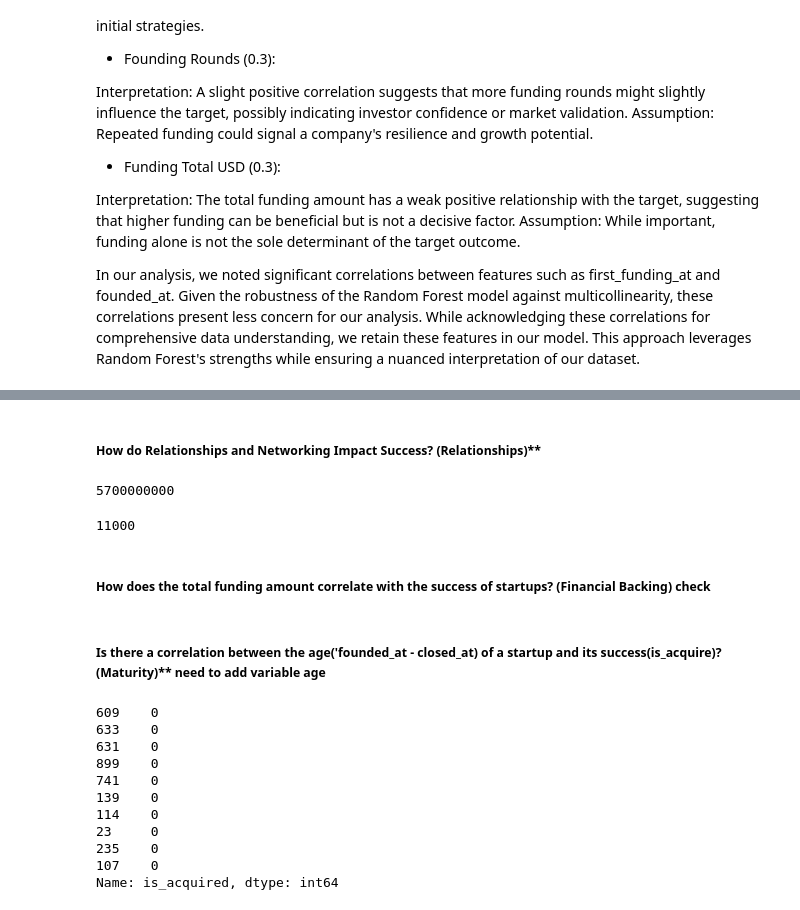
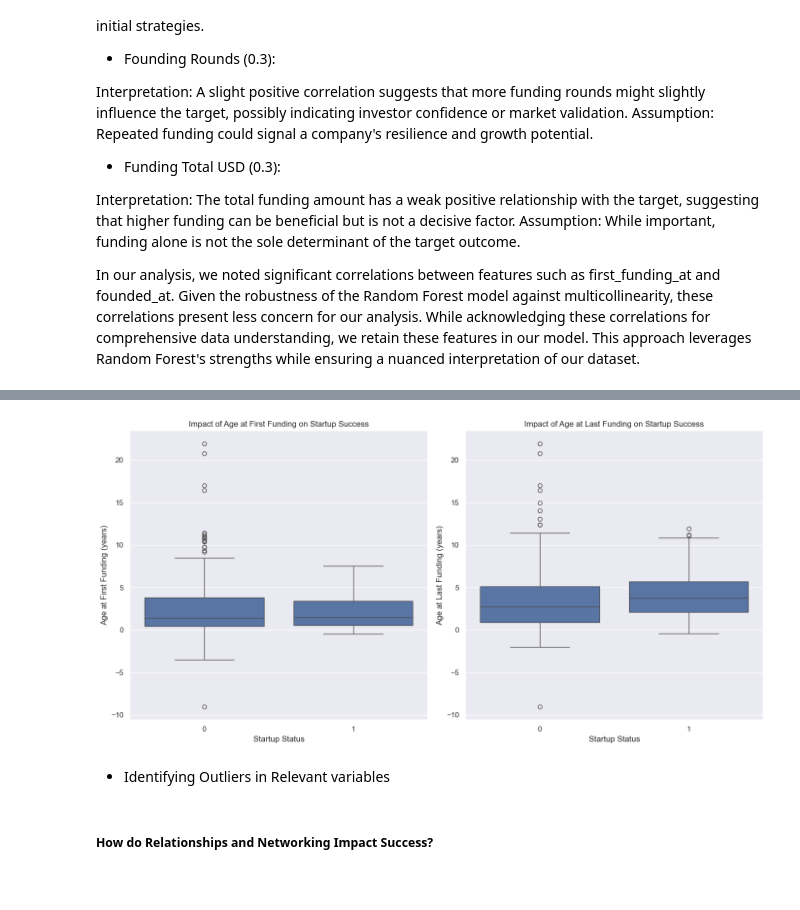
Before and after one commit to GabrielaArzateR/Predicting_startup_succes-, a Jupyter notebook: notebook/data_exploratio.ipynb, the cells around one changed output, grey strips where cells are left out. Cells and saved outputs as stored; diff of their text form; code cells hidden in the pictures.

```diff
--- a/notebook/data_exploratio.ipynb
+++ b/notebook/data_exploratio.ipynb
@@ -460,28 +510,33 @@ KeyError: 'is_acquired'
+# %%
+import seaborn as sns
+import matplotlib.pyplot as plt
+
+# Assuming 'data_df' is your DataFrame, it contains 'age_first_funding_year', 'age_last_funding_year', and 'status' columns
+# 'status' indicates whether a startup is successful (1) or not (0)
+
+# Setting up the matplotlib figure
+plt.figure(figsize=(14, 7))
+
+# First subplot for 'age_first_funding_year'
+plt.subplot(1, 2, 1)  # 1 row, 2 columns, first subplot
+sns.boxplot(x='status', y='age_first_funding_year', data=data_df)
+plt.title('Impact of Age at First Funding on Startup Success')
+plt.xlabel('Startup Status')
+plt.ylabel('Age at First Funding (years)')
+
+# Second subplot for 'age_last_funding_year'
+plt.subplot(1, 2, 2)  # 1 row, 2 columns, second subplot
+sns.boxplot(x='status', y='age_last_funding_year', data=data_df)
+plt.title('Impact of Age at Last Funding on Startup Success')
+plt.xlabel('Startup Status')
+plt.ylabel('Age at Last Funding (years)')
+
+# Show the plot
+plt.tight_layout()
+plt.show()
+# %% [output]
+[figure, added]
+# %% [markdown]
+- Identifying Outliers in Relevant variables
 # %% [markdown]
-##### How do Relationships and Networking Impact Success? (Relationships)**
+##### How do Relationships and Networking Impact Success?
-# %%
-data_df['funding_total_usd'].max()
-# %% [output]
-5700000000
-# %%
-data_df['funding_total_usd'].min()
-# %% [output]
-11000
-# %% [markdown]
-#####  How does the total funding amount correlate with the success of startups? (Financial Backing) check
-# %% [markdown]
-##### Is there a correlation between the age('founded_at - closed_at) of a startup and its success(is_acquire)? (Maturity)** need to add variable age
-# %%
-print(data_df['is_acquired'].head(10))
-# %% [output]
-609    0
-633    0
-631    0
-899    0
-741    0
-139    0
-114    0
-23     0
-235    0
-107    0
-Name: is_acquired, dtype: int64
```
Also changed, not shown: parts of 16 cells of this notebook.
